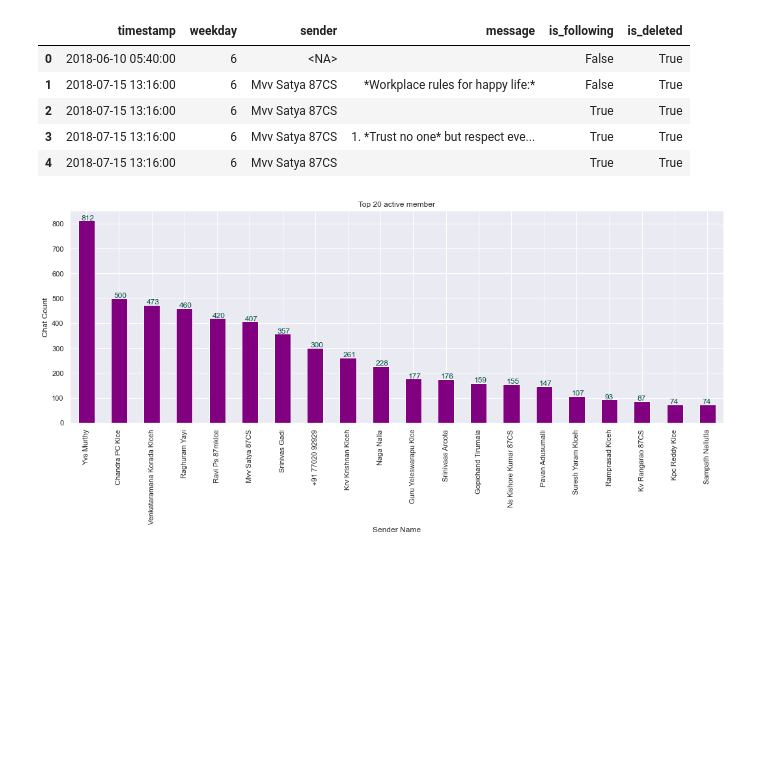
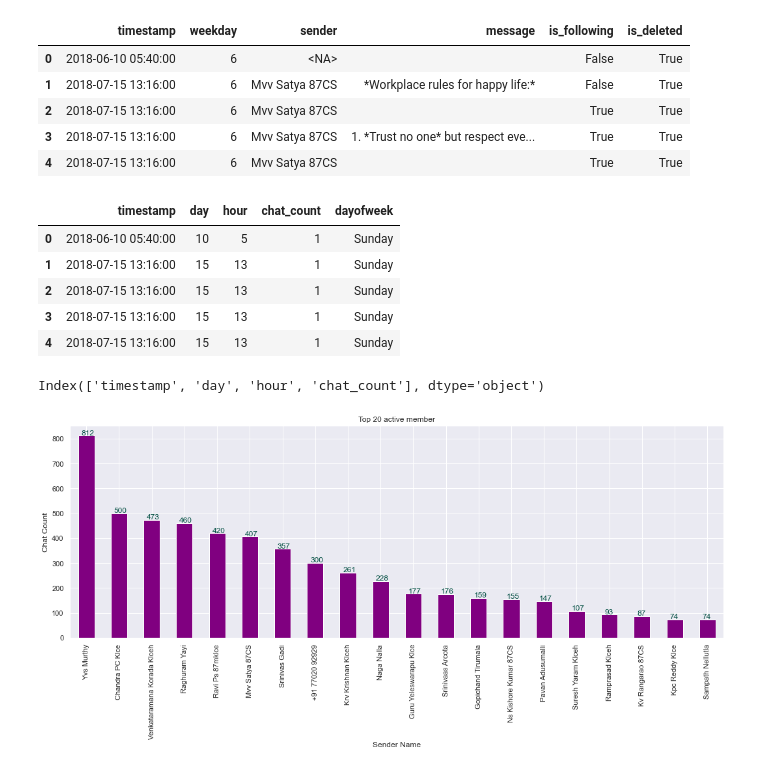
Before and after one commit to vvij2016/WhatsApp-Analyzer, a Jupyter notebook: whatsapp_analyzer.ipynb, the cells around one changed output. Saved outputs shown, nothing was run; the diff lists cells and outputs as text; code cells hidden in the pictures; blank space fills up the shorter version.

```diff
--- a/whatsapp_analyzer.ipynb
+++ b/whatsapp_analyzer.ipynb
@@ -210,0 +213,9 @@ df.head()
+# %%
+heatmap_df.head()
+# %% [output]
+|  | timestamp | day | hour | chat_count | dayofweek |
+| 0 | 2018-06-10 05:40:00 | 10 | 5 | 1 | Sunday |
+| 1 | 2018-07-15 13:16:00 | 15 | 13 | 1 | Sunday |
+| 2 | 2018-07-15 13:16:00 | 15 | 13 | 1 | Sunday |
+| 3 | 2018-07-15 13:16:00 | 15 | 13 | 1 | Sunday |
+| 4 | 2018-07-15 13:16:00 | 15 | 13 | 1 | Sunday |
@@ -211,3 +228,7 @@ df.head()
+# %%
+heatmap_df.columns
+# %% [output]
+Index(['timestamp', 'day', 'hour', 'chat_count'], dtype='object')
 # %%
 """
 Top Member Chat
```
Also changed, not shown: parts of 4 cells of this notebook.
